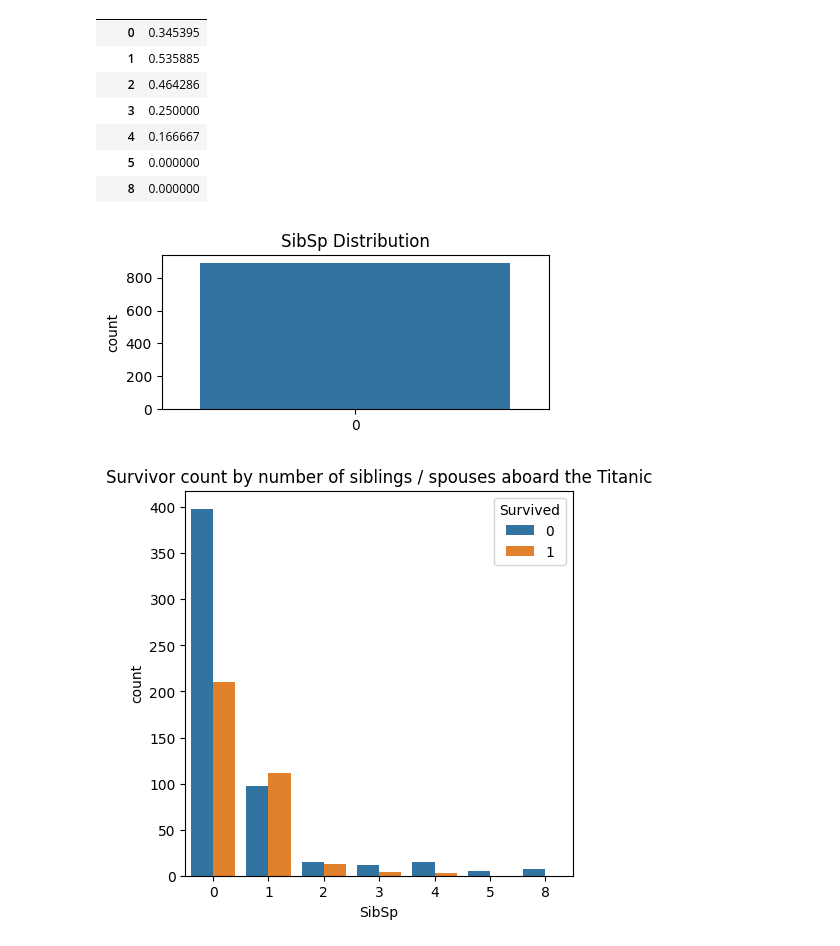
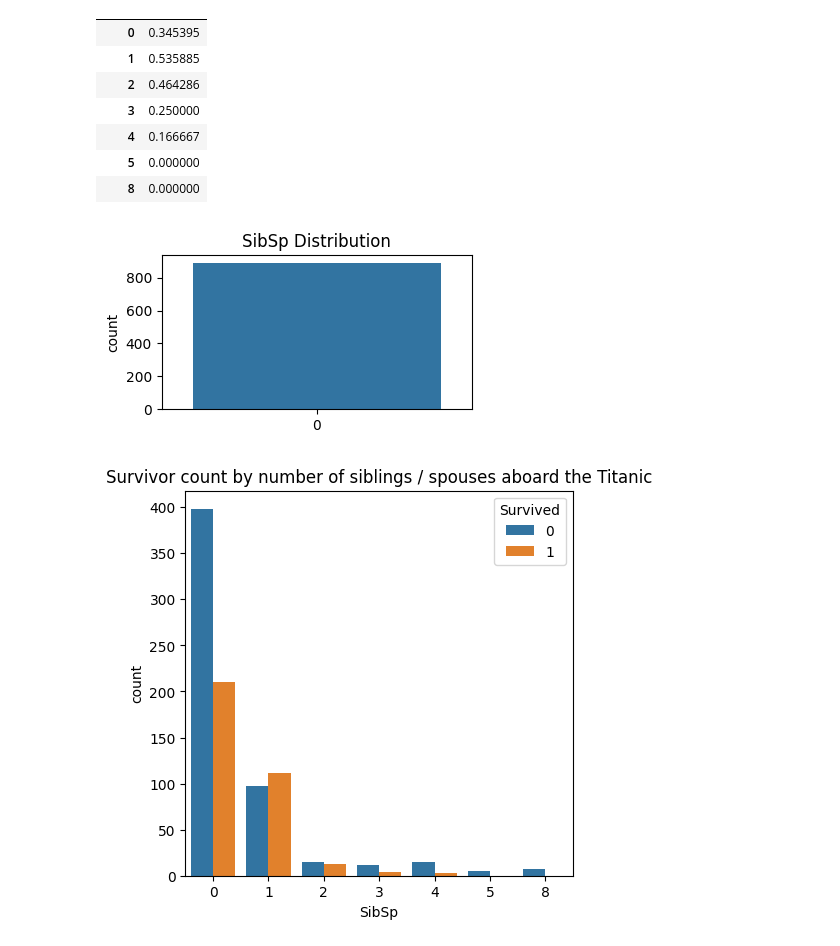
Before and after one commit to PeJiR/KAGGLE-Learn-Courses-, a Jupyter notebook: Titanic - Machine Learning from Disaster.ipynb, the cells around one changed output. Cells and saved outputs as stored; diff of their text form; code cells hidden in the pictures.

```diff
--- a/Titanic - Machine Learning from Disaster.ipynb
+++ b/Titanic - Machine Learning from Disaster.ipynb
@@ -541,9 +541,9 @@ train_data.groupby(['SibSp']).Survived.mean().to_frame()
 | 5 | 0.000000 |
 | 8 | 0.000000 |
 # %%
-show_countplot(train_data, "SibSp" ,"SibSp Distribution", (5,2))
+show_countplot(train_data, "SibSp" ,"SibSp Distribution", (4,2))
 # %% [output]
-[figure, old version]
+[figure, new version]
 # %%
 show_compare_countplot(train_data, "SibSp", "Survived", "Survivor count by number of siblings / spouses aboard the Titanic")
 # %% [output]
```
Also changed, not shown: parts of 6 cells of this notebook.
